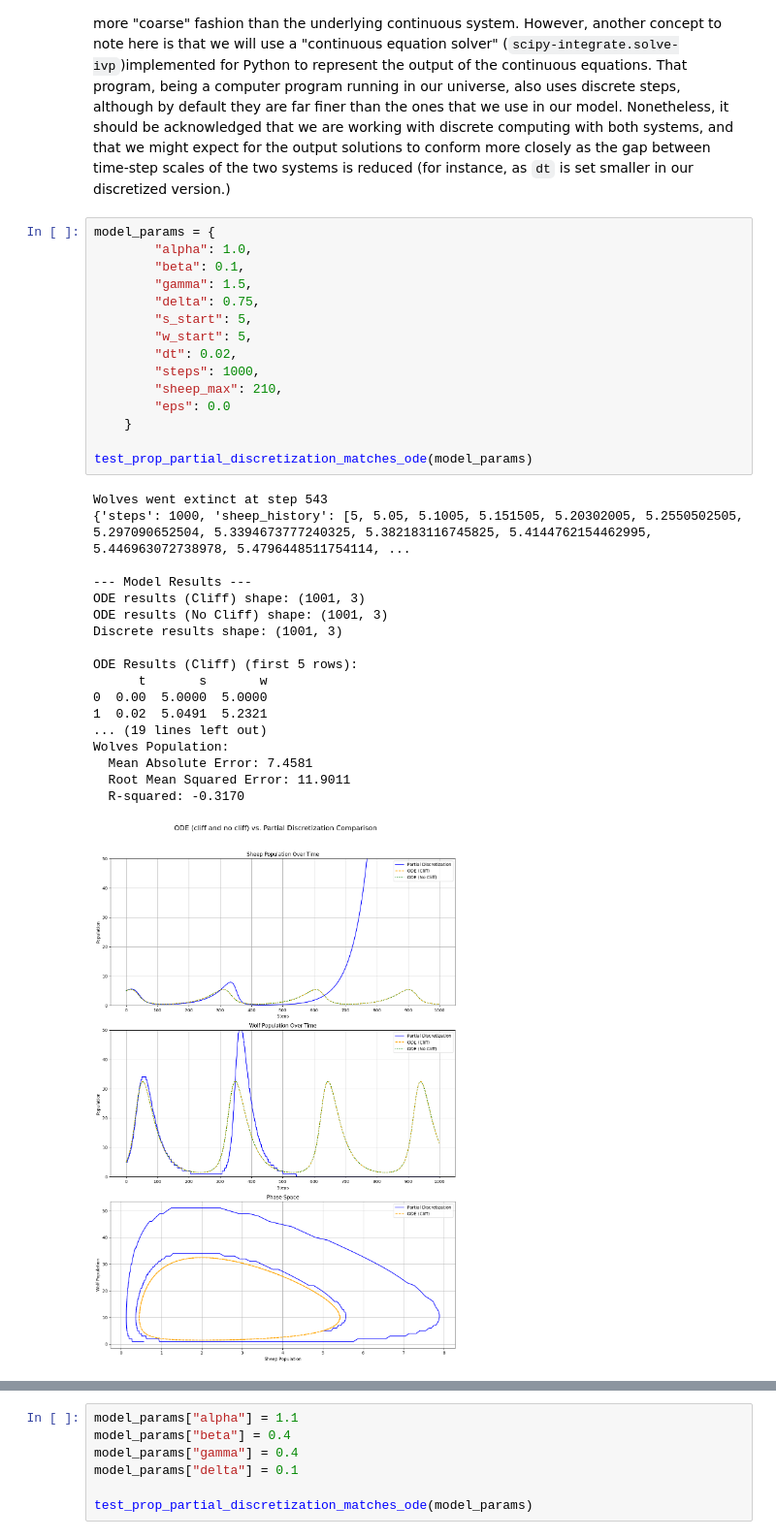
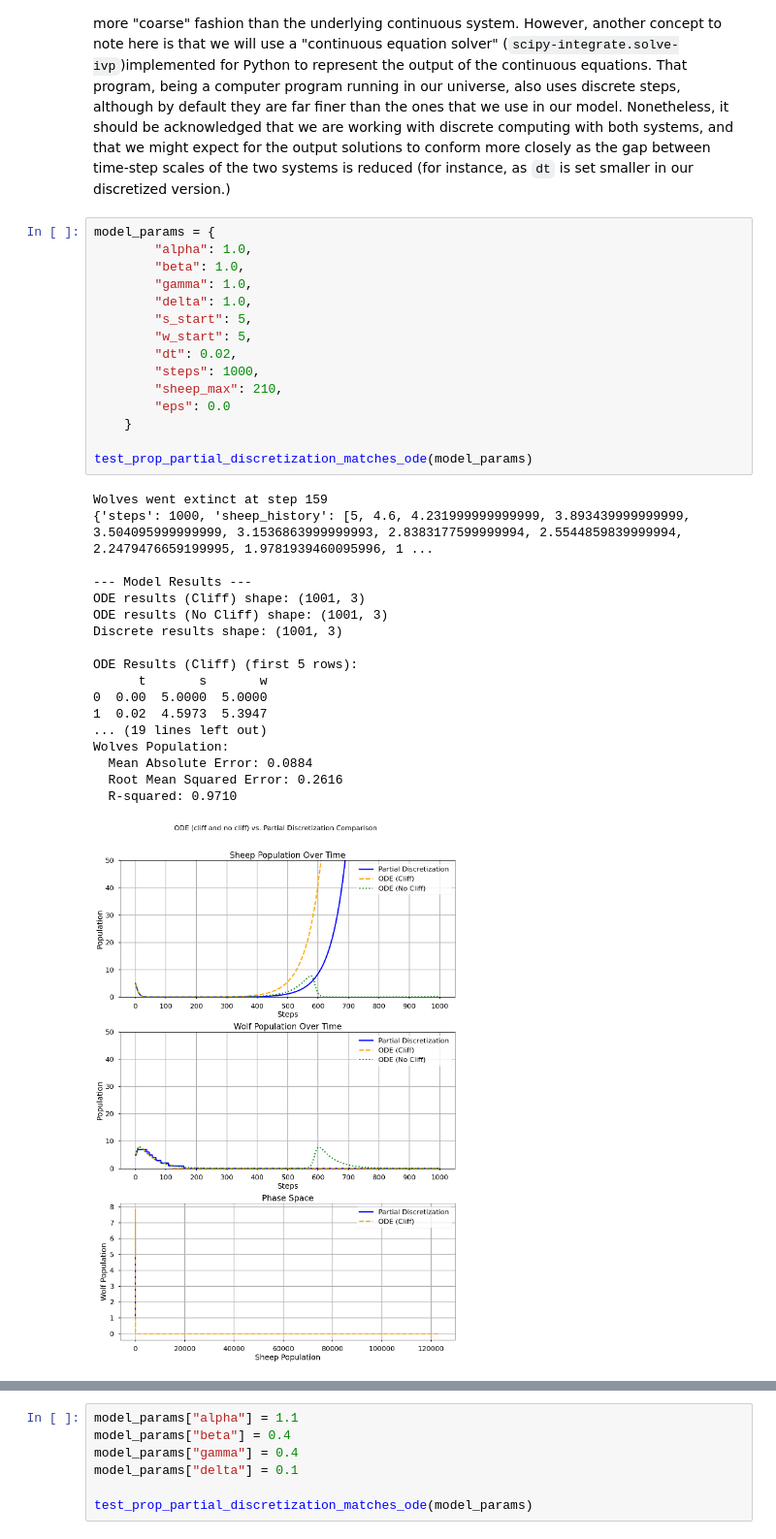
Before and after one commit to peterdresslar/do-android-wolves-dream-of-electric-sheep, a Jupyter notebook: notebooks/validation.ipynb, the cells around one changed output, grey strips where cells are left out. Shown: that part at 97% size. Saved outputs shown, nothing was run; the diff lists cells and outputs as text.

```diff
--- a/notebooks/validation.ipynb
+++ b/notebooks/validation.ipynb
@@ -84,34 +250,34 @@ As a result of our use of discrete time points, it is expected that our simulati
 # %%
 model_params = {
         "alpha": 1.0,
-        "beta": 0.1,
-        "gamma": 1.5,
-        "delta": 0.75,
+        "beta": 1.0,
+        "gamma": 1.0,
+        "delta": 1.0,
         "s_start": 5,
         "w_start": 5,
         "dt": 0.02,
         "steps": 1000,
         "sheep_max": 210,
         "eps": 0.0
     }
 
 test_prop_partial_discretization_matches_ode(model_params)
 # %% [output]
-Wolves went extinct at step 543
-{'steps': 1000, 'sheep_history': [5, 5.05, 5.1005, 5.151505, 5.20302005, 5.2550502505, 5.297090652504, 5.3394673777240325, 5.382183116745825, 5.4144762154462995, 5.446963072738978, 5.4796448511754114, ...
+Wolves went extinct at step 159
+{'steps': 1000, 'sheep_history': [5, 4.6, 4.231999999999999, 3.893439999999999, 3.504095999999999, 3.1536863999999993, 2.8383177599999994, 2.5544859839999994, 2.2479476659199995, 1.9781939460095996, 1 ...
 
 --- Model Results ---
 ODE results (Cliff) shape: (1001, 3)
 ODE results (No Cliff) shape: (1001, 3)
 Discrete results shape: (1001, 3)
 
 ODE Results (Cliff) (first 5 rows):
       t       s       w
 0  0.00  5.0000  5.0000
-1  0.02  5.0491  5.2321
+1  0.02  4.5973  5.3947
 ... (19 lines left out)
 Wolves Population:
-  Mean Absolute Error: 7.4581
-  Root Mean Squared Error: 11.9011
-  R-squared: -0.3170
+  Mean Absolute Error: 0.0884
+  Root Mean Squared Error: 0.2616
+  R-squared: 0.9710
-[figure, old version]
+[figure, new version]
```
Also changed, not shown: parts of 7 cells of this notebook.
